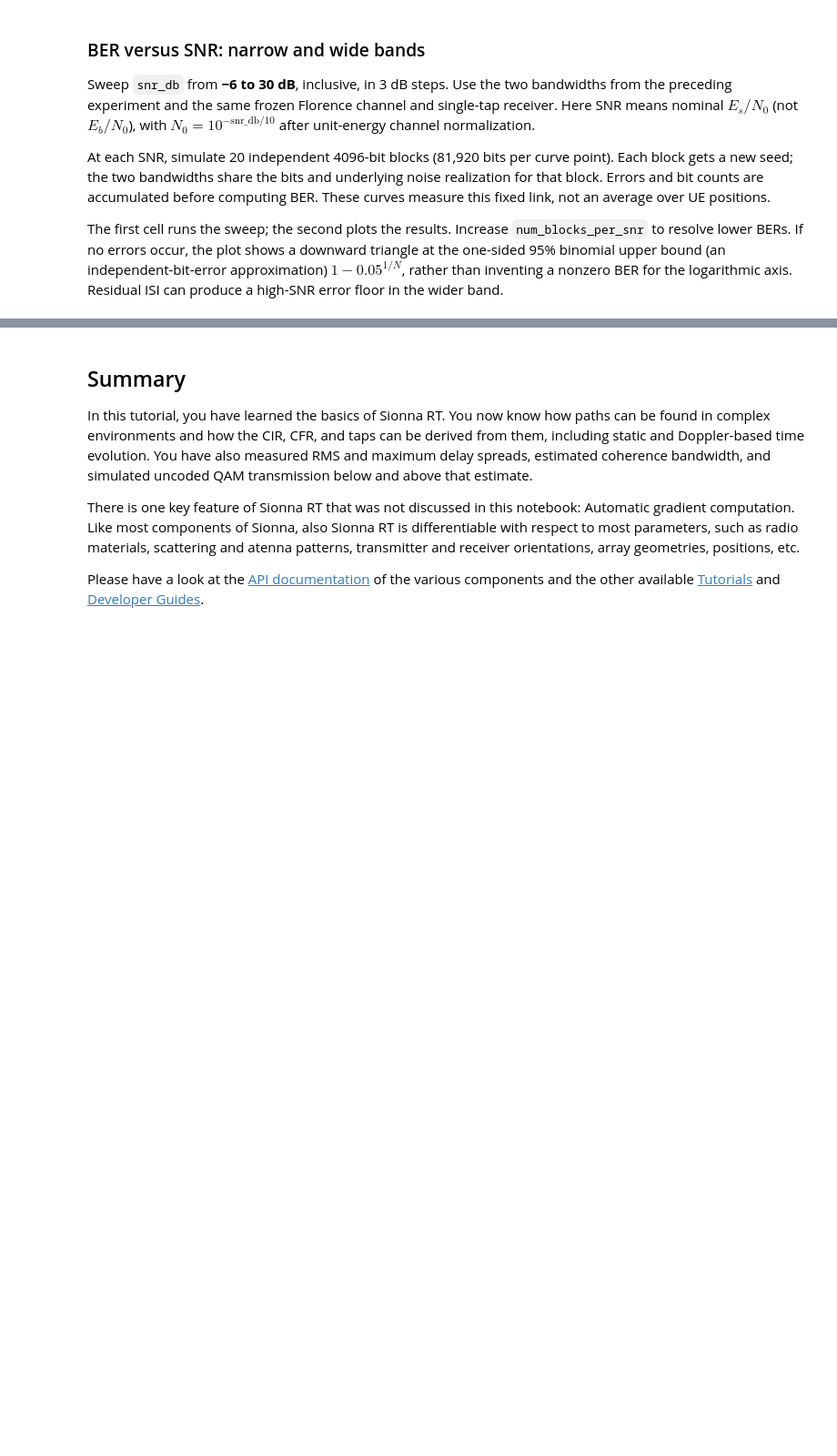
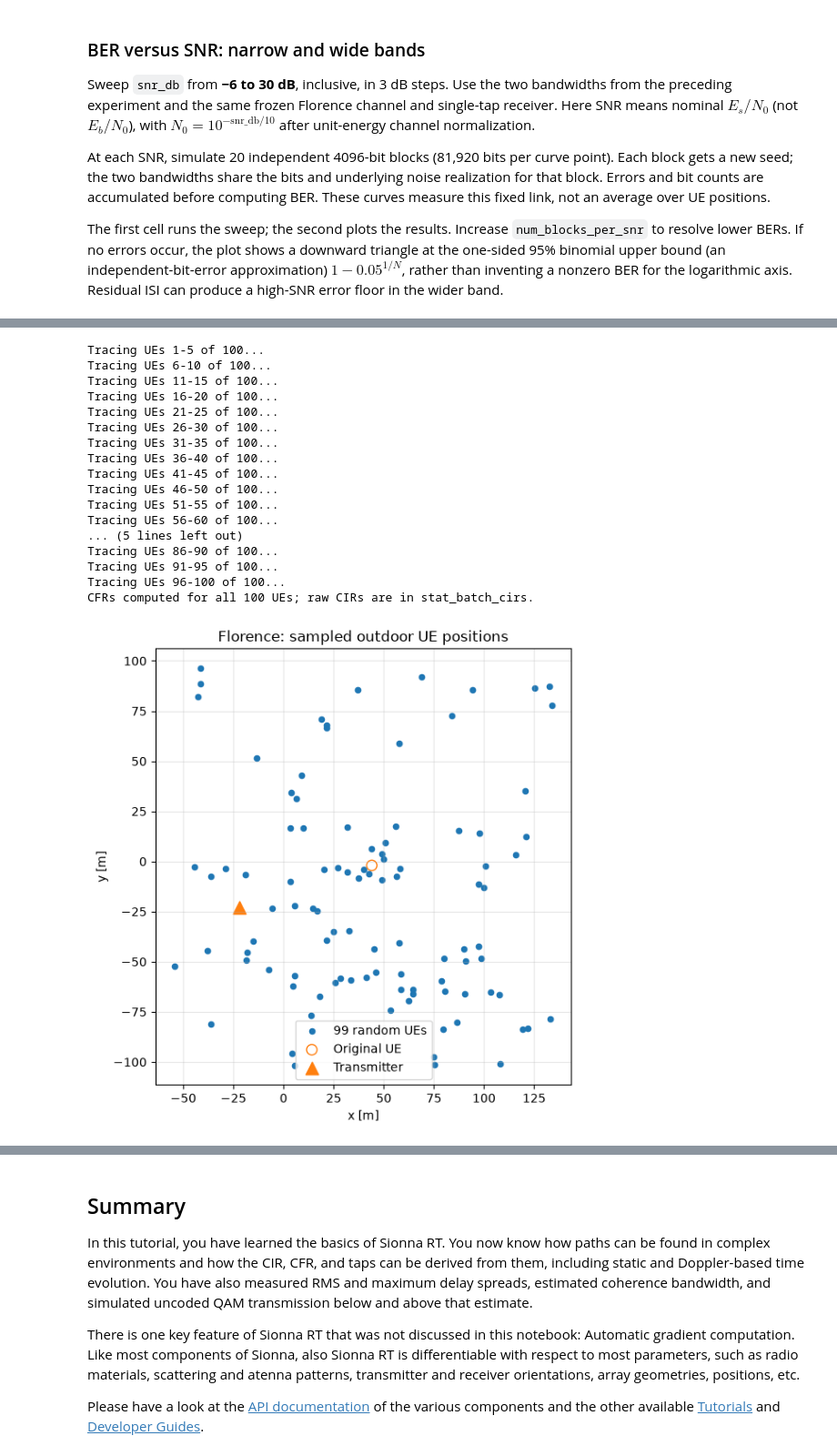
Before and after one commit to lostinafro/comm-workshops, a Jupyter notebook: 2026_wirelesscomms/raytracer_channel.ipynb, the cells around one changed output, grey strips where cells are left out. Shown at 91% size. Saved outputs shown, nothing was run; the diff lists cells and outputs as text; code cells hidden in the pictures; blank space fills up the shorter version.

```diff
--- a/2026_wirelesscomms/raytracer_channel.ipynb
+++ b/2026_wirelesscomms/raytracer_channel.ipynb
@@ -819,13 +910,18 @@ def sample_outdoor_ue_positions(scene, center_xy, half_width=100.0,
                 return np.asarray(accepted)
     raise RuntimeError("Could not sample enough outdoor UEs; check the sampling region.")
 
-
+num_ues = 100
 stat_region_half_width = 100.0  # 200 m x 200 m region around the original UE
 stat_region_center = original_rx.position.numpy().reshape(3)[:2]
+
+# Generate new_ues
 new_ue_positions = sample_outdoor_ue_positions(
     scene_stat, center_xy=stat_region_center, half_width=stat_region_half_width,
-    count=99, height=1.5)
-ue_names = ["rx"] + [f"ue_{index:03d}" for index in range(1, 100)]
+    count=num_ues-1, height=1.5)
+
+ue_names = ["rx"] + [f"ue_{index:03d}" for index in range(1, num_ues)]
+
+# Add receiver in the scene
 for name, position in zip(ue_names[1:], new_ue_positions):
     scene_stat.add(Receiver(name=name, position=position, display_radius=1))
 ue_positions = np.vstack([original_rx.position.numpy().reshape(3), new_ue_positions])
@@ -853,30 +949,49 @@ try:
             max_num_paths_per_src=stat_samples_per_src, seed=41)
         batch_a, batch_tau = batch_paths.cir(normalize_delays=False, out_type="numpy")
         stat_batch_cirs.append({"ue_names": [r.name for r in batch_receivers],
                                "a": batch_a, "tau": batch_tau})
         stat_cfr_parts.append(batch_paths.cfr(frequencies=stat_frequency_offsets,
             normalize=False, normalize_delays=False, out_type="numpy"))
         for receiver in batch_receivers:
             scene_stat.remove(receiver.name)
         del batch_paths
 finally:
     # Leave all 100 UEs in the statistical scene, even if a batch raises an error.
     for name in list(scene_stat.receivers):
         scene_stat.remove(name)
     for receiver in stat_receivers:
         scene_stat.add(receiver)
 h_freq_stat = np.concatenate(stat_cfr_parts, axis=0)
 print("CFRs computed for all 100 UEs; raw CIRs are in stat_batch_cirs.", flush=True)
 
 fig, ax = plt.subplots(figsize=(7, 6))
 ax.scatter(new_ue_positions[:, 0], new_ue_positions[:, 1], s=20, label="99 random UEs")
 ax.scatter(ue_positions[0, 0], ue_positions[0, 1], s=75, marker="o",
            facecolors="none", edgecolors="C1", label="Original UE")
 tx_position_stat = original_tx.position.numpy().reshape(3)
 ax.scatter(tx_position_stat[0], tx_position_stat[1], s=110, marker="^", label="Transmitter")
 ax.set(xlabel="x [m]", ylabel="y [m]", title="Florence: sampled outdoor UE positions")
 ax.set_aspect("equal", adjustable="box")
 ax.grid(True, alpha=0.3)
 ax.legend()
 fig.tight_layout()
 plt.show()
+# %% [output]
+Tracing UEs 1-5 of 100...
+Tracing UEs 6-10 of 100...
+Tracing UEs 11-15 of 100...
+Tracing UEs 16-20 of 100...
+Tracing UEs 21-25 of 100...
+Tracing UEs 26-30 of 100...
+Tracing UEs 31-35 of 100...
+Tracing UEs 36-40 of 100...
+Tracing UEs 41-45 of 100...
+Tracing UEs 46-50 of 100...
+Tracing UEs 51-55 of 100...
+Tracing UEs 56-60 of 100...
+... (5 lines left out)
+Tracing UEs 86-90 of 100...
+Tracing UEs 91-95 of 100...
+Tracing UEs 96-100 of 100...
+CFRs computed for all 100 UEs; raw CIRs are in stat_batch_cirs.
+[figure, added]
```
Also changed, not shown: parts of 25 cells of this notebook.
